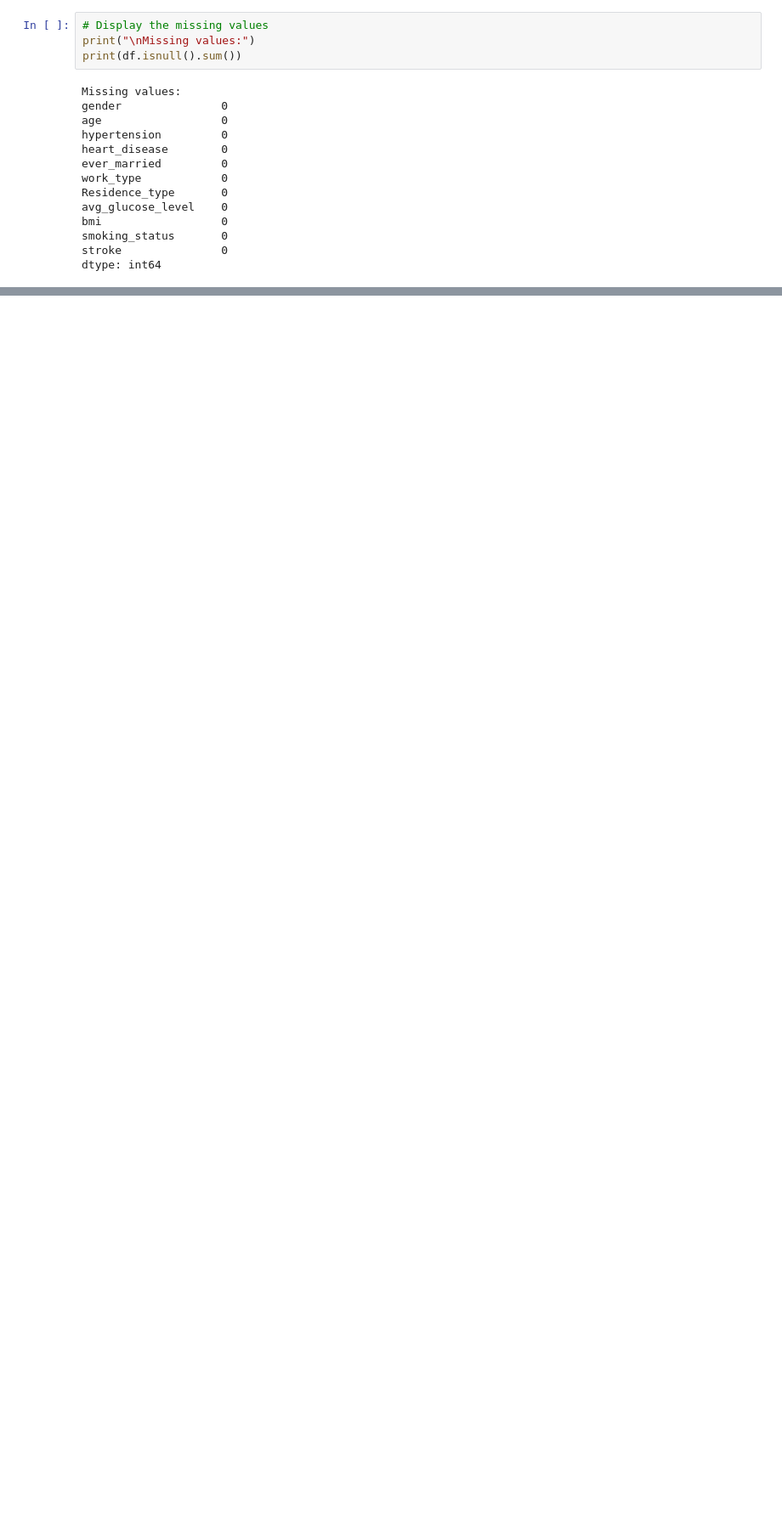
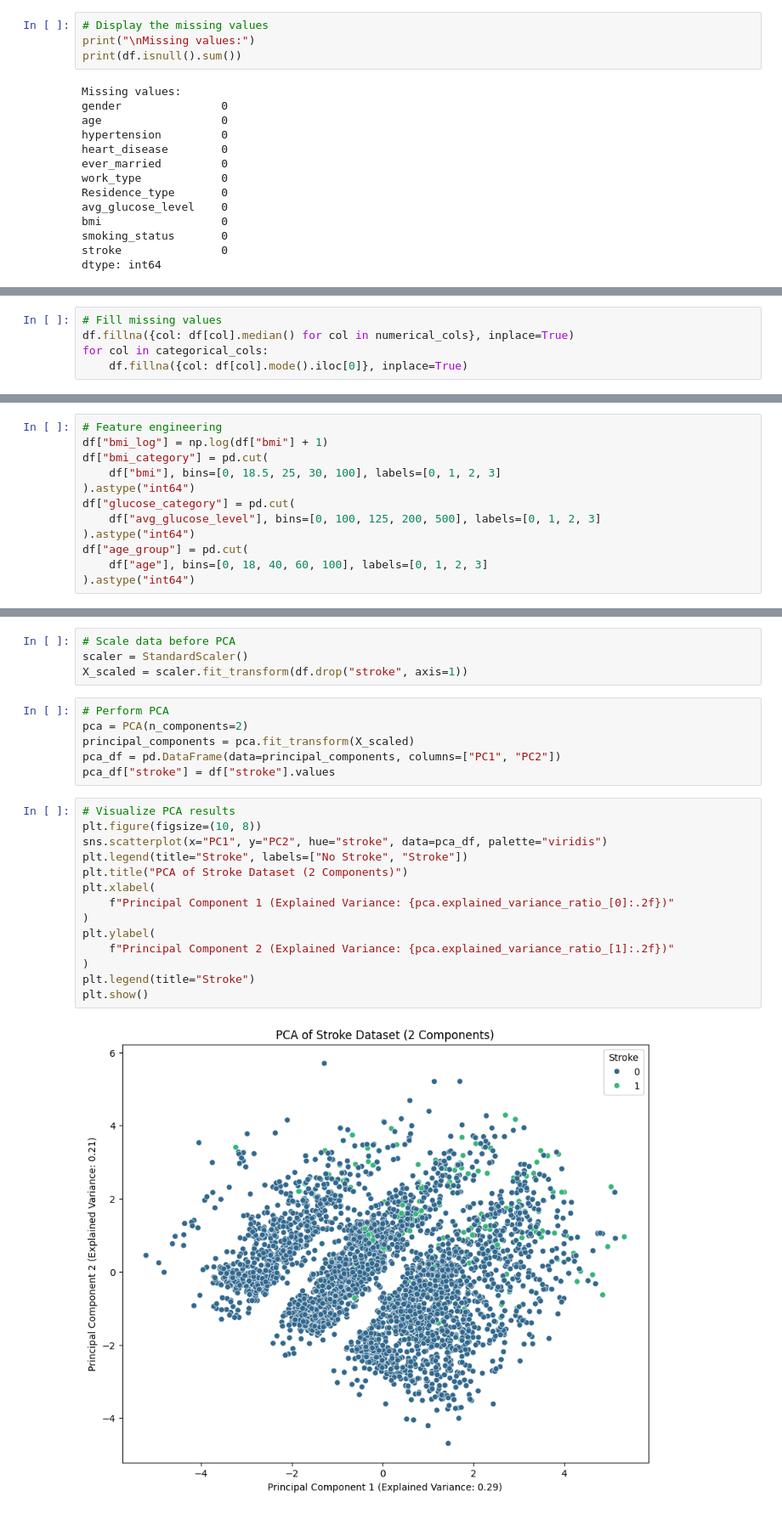
Before and after one commit to IFTE-13/Early-Stage-Brain-Stroke-Detection, a Jupyter notebook: main.ipynb, the cells around one changed output, grey strips where cells are left out. Shown at 85% size. Saved outputs shown, nothing was run; the diff lists cells and outputs as text; blank space fills up the shorter version.

```diff
--- a/main.ipynb
+++ b/main.ipynb
@@ -938,0 +140,5 @@ Name: stroke, dtype: float64
+# %%
+# Fill missing values
+df.fillna({col: df[col].median() for col in numerical_cols}, inplace=True)
+for col in categorical_cols:
+    df.fillna({col: df[col].mode().iloc[0]}, inplace=True)
@@ -938,0 +159,12 @@ Name: stroke, dtype: float64
+# %%
+# Feature engineering
+df["bmi_log"] = np.log(df["bmi"] + 1)
+df["bmi_category"] = pd.cut(
+    df["bmi"], bins=[0, 18.5, 25, 30, 100], labels=[0, 1, 2, 3]
+).astype("int64")
+df["glucose_category"] = pd.cut(
+    df["avg_glucose_level"], bins=[0, 100, 125, 200, 500], labels=[0, 1, 2, 3]
+).astype("int64")
+df["age_group"] = pd.cut(
+    df["age"], bins=[0, 18, 40, 60, 100], labels=[0, 1, 2, 3]
+).astype("int64")
@@ -938,0 +180,26 @@ Name: stroke, dtype: float64
+# %%
+# Scale data before PCA
+scaler = StandardScaler()
+X_scaled = scaler.fit_transform(df.drop("stroke", axis=1))
+# %%
+# Perform PCA
+pca = PCA(n_components=2)
+principal_components = pca.fit_transform(X_scaled)
+pca_df = pd.DataFrame(data=principal_components, columns=["PC1", "PC2"])
+pca_df["stroke"] = df["stroke"].values
+# %%
+# Visualize PCA results
+plt.figure(figsize=(10, 8))
+sns.scatterplot(x="PC1", y="PC2", hue="stroke", data=pca_df, palette="viridis")
+plt.legend(title="Stroke", labels=["No Stroke", "Stroke"])
+plt.title("PCA of Stroke Dataset (2 Components)")
+plt.xlabel(
+    f"Principal Component 1 (Explained Variance: {pca.explained_variance_ratio_[0]:.2f})"
+)
+plt.ylabel(
+    f"Principal Component 2 (Explained Variance: {pca.explained_variance_ratio_[1]:.2f})"
+)
+plt.legend(title="Stroke")
+plt.show()
+# %% [output]
+[figure, added]
```
Also changed, not shown: parts of 82 cells of this notebook, 25 other files.
